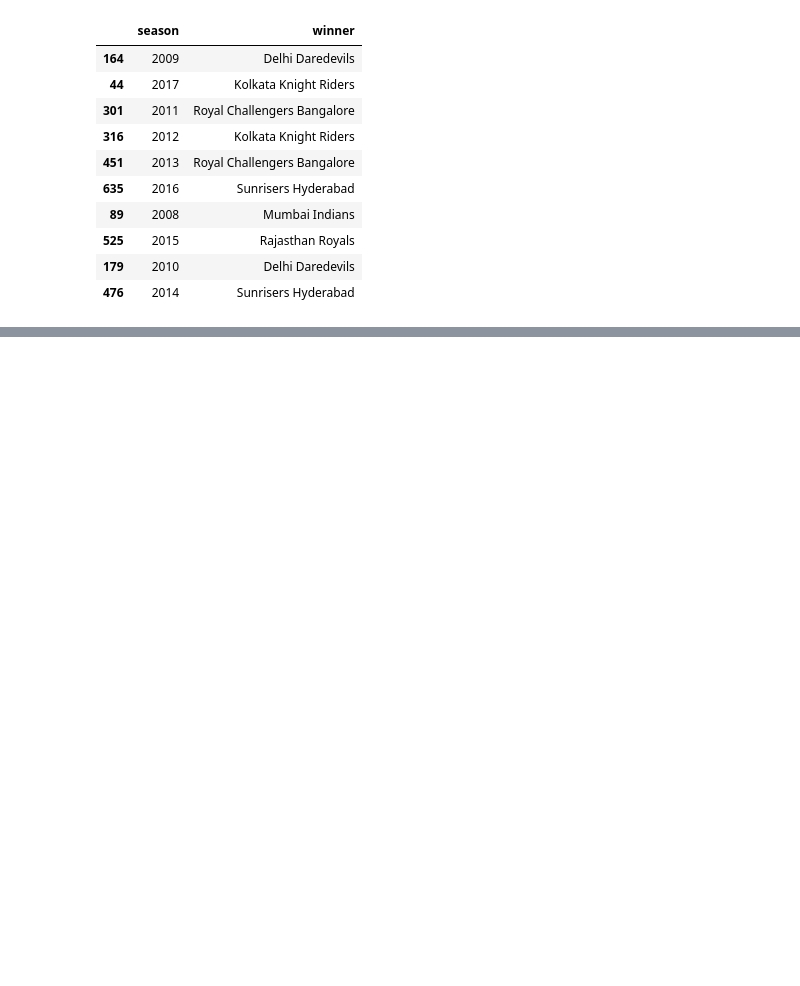
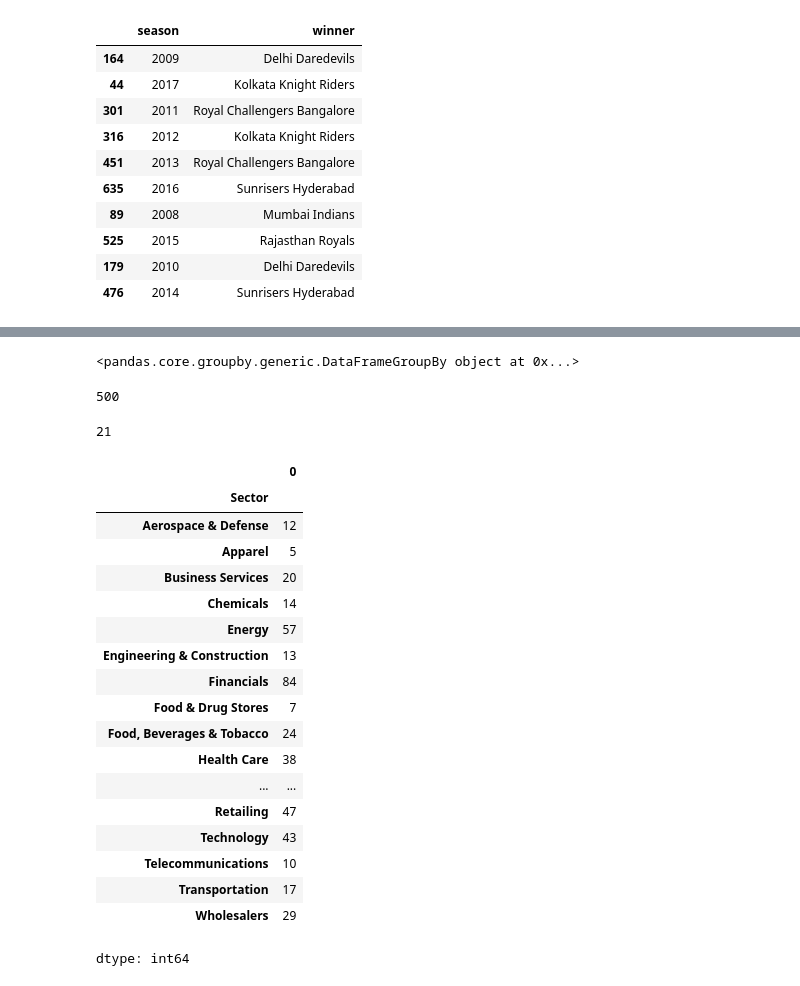
Before and after one commit to RazyAnas/MachineLearning, a Jupyter notebook: Pandas.ipynb, the cells around one changed output, grey strips where cells are left out. Cells and saved outputs as stored; diff of their text form; code cells hidden in the pictures; blank space fills up the shorter version.

```diff
--- a/Pandas.ipynb
+++ b/Pandas.ipynb
@@ -445,0 +472,34 @@ data.drop_duplicates(subset='season', keep='last')[['season', 'winner']]
+# %%
+sectors
+# %% [output]
+<pandas.core.groupby.generic.DataFrameGroupBy object at 0x...>
+# %%
+len(company) # number of rows of dataframe
+# %% [output]
+500
+# %%
+len(sectors) # number of sectors
+# %% [output]
+21
+# %%
+sectors.size() # each sector ka number of companies
+# %% [output]
+|  | 0 |
+| Sector |  |
+| Aerospace & Defense | 12 |
+| Apparel | 5 |
+| Business Services | 20 |
+| Chemicals | 14 |
+| Energy | 57 |
+| Engineering & Construction | 13 |
+| Financials | 84 |
+| Food & Drug Stores | 7 |
+| Food, Beverages & Tobacco | 24 |
+| Health Care | 38 |
+| ... | ... |
+| Retailing | 47 |
+| Technology | 43 |
+| Telecommunications | 10 |
+| Transportation | 17 |
+| Wholesalers | 29 |
+dtype: int64
```
Also changed, not shown: parts of 13 cells of this notebook.
